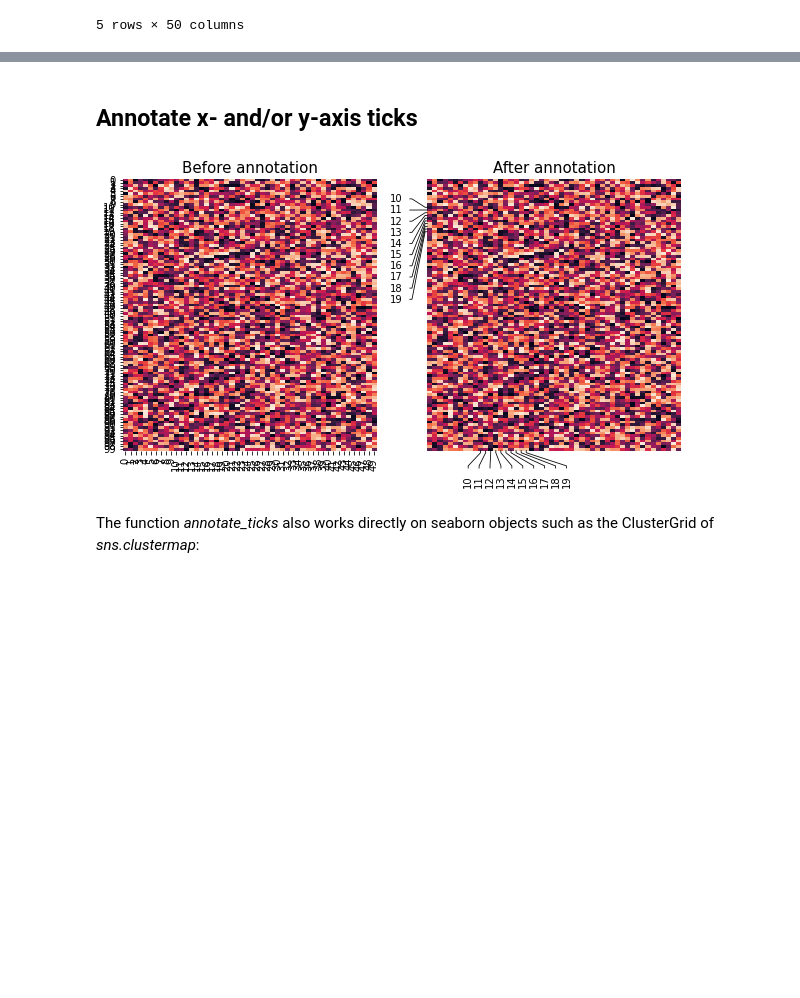
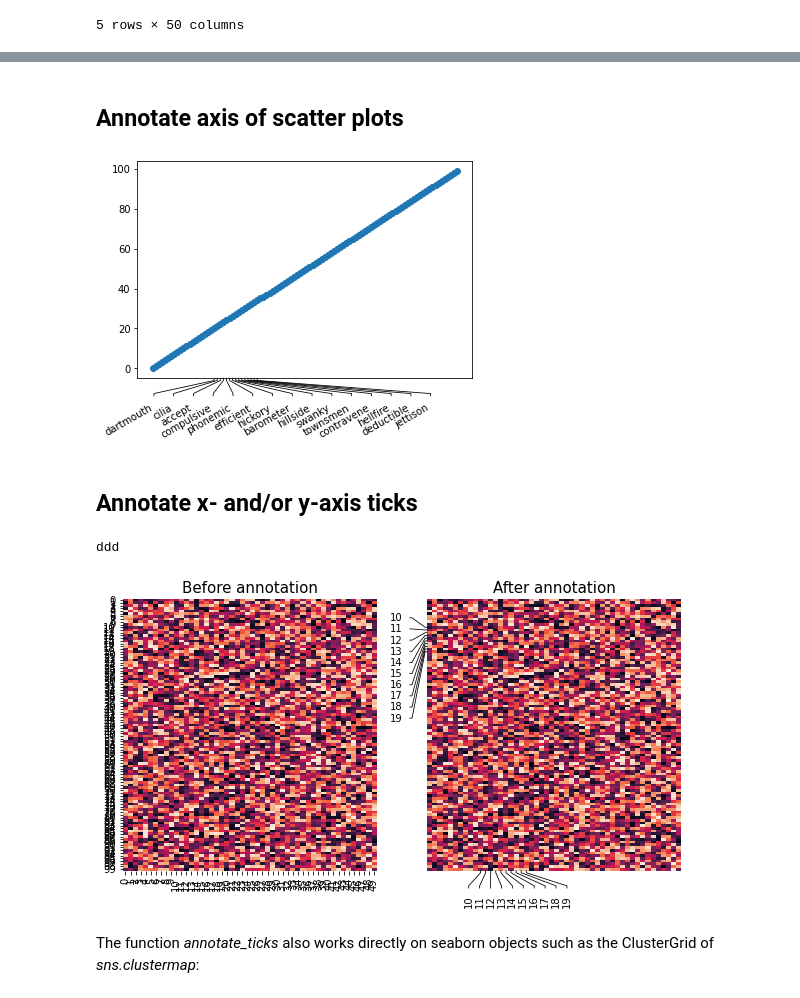
Before and after one commit to msbentsen/plotannot, a Jupyter notebook: examples/examples.ipynb, the cells around one changed output, grey strips where cells are left out. Saved outputs shown, nothing was run; the diff lists cells and outputs as text; code cells hidden in the pictures; blank space fills up the shorter version.

```diff
--- a/examples/examples.ipynb
+++ b/examples/examples.ipynb
@@ -29,3 +54,20 @@ table.head()
+# %% [markdown]
+## Annotate axis of scatter plots
+# %%
+fig, ax = plt.subplots()
+ax.scatter(words, range(len(words)))
+
+#First rotate to make labels fit
+plotannot.format_ticklabels(ax, axis="xaxis", rotation=90)
+
+#Annotate labels
+to_label = [words[i] for i in range(20,35)]
+plotannot.annotate_ticks(ax, axis="xaxis", labels=to_label, rel_label_size=2) #rel_label_size gives a bit better space for the labels
+
+#Finally, rotate labels to be more visible
+plotannot.format_ticklabels(ax, axis="xaxis", rotation=30, ha="right")
+# %% [output]
+[figure, added]
 # %% [markdown]
 ## Annotate x- and/or y-axis ticks
 # %%
@@ -38,6 +80,7 @@ sns.heatmap(table, yticklabels=True, xticklabels=True, cbar=False, ax=ax2)
 to_label = range(10,20)
 plotannot.annotate_ticks(ax2, axis="xaxis", labels=to_label)
 plotannot.annotate_ticks(ax2, axis="yaxis", labels=to_label)
+print("ddd")
 
 #Label axes
 _ = ax1.set_title("Before annotation", size=15)
@@ -45,6 +88,7 @@ _ = ax2.set_title("After annotation", size=15)
 
 plt.savefig("before_after.png", bbox_inches="tight", dpi=400)
 # %% [output]
+ddd
 [figure]
 # %% [markdown]
 The function _annotate_ticks_ also works directly on seaborn objects such as the ClusterGrid of _sns.clustermap_:
```
Also changed, not shown: parts of 10 cells of this notebook, 9 other files.
